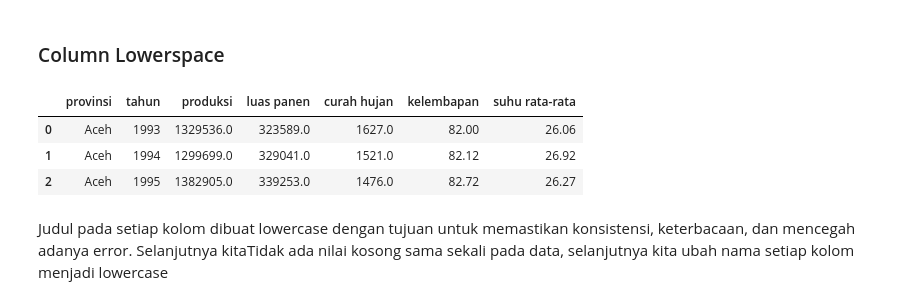
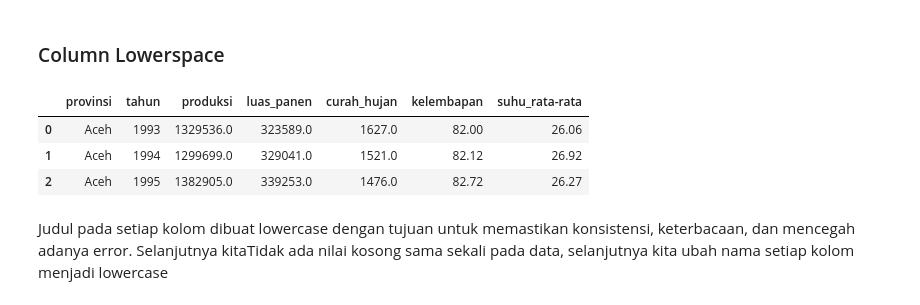
Before and after one commit to syahrazfa/rice-forecasting-models-on-sumatra, a Jupyter notebook: rice_eda.ipynb, the cells around one changed output. Drawn from its saved outputs; the diff is of its cells as text; code cells hidden in the pictures.

```diff
--- a/rice_eda.ipynb
+++ b/rice_eda.ipynb
@@ -96,10 +96,10 @@ memory usage: 12.4+ KB
 # %% [markdown]
 ### Column Lowerspace
 # %%
-data.columns = map(str.lower, data.columns)
+data.columns = map(lambda x: x.lower().replace(' ', '_'), data.columns)
 data.head(3)
 # %% [output]
-|  | provinsi | tahun | produksi | luas panen | curah hujan | kelembapan | suhu rata-rata |
+|  | provinsi | tahun | produksi | luas_panen | curah_hujan | kelembapan | suhu_rata-rata |
 | 0 | Aceh | 1993 | 1329536.0 | 323589.0 | 1627.0 | 82.00 | 26.06 |
 | 1 | Aceh | 1994 | 1299699.0 | 329041.0 | 1521.0 | 82.12 | 26.92 |
 | 2 | Aceh | 1995 | 1382905.0 | 339253.0 | 1476.0 | 82.72 | 26.27 |
```
Also changed, not shown: parts of 16 cells of this notebook.
